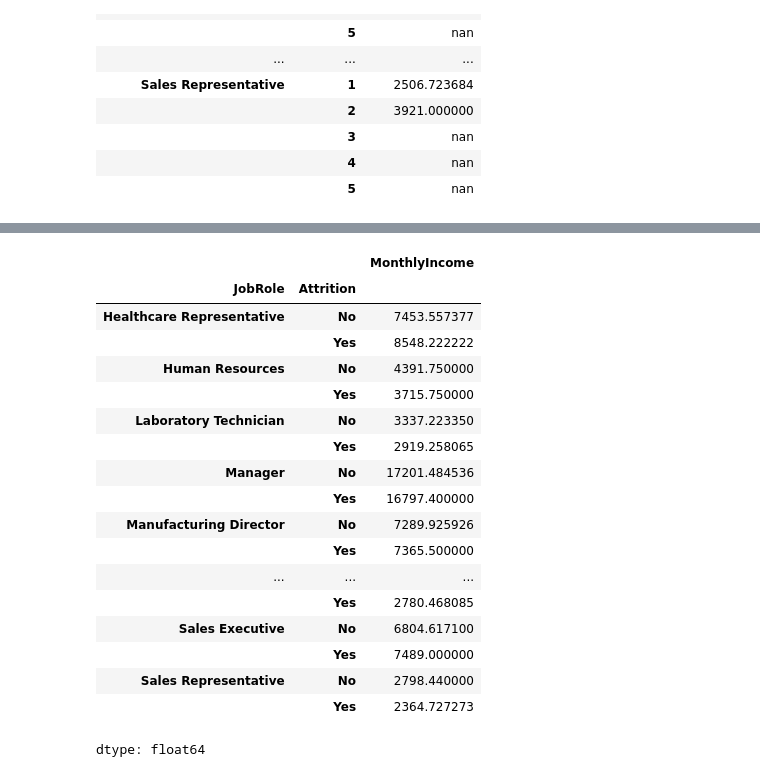
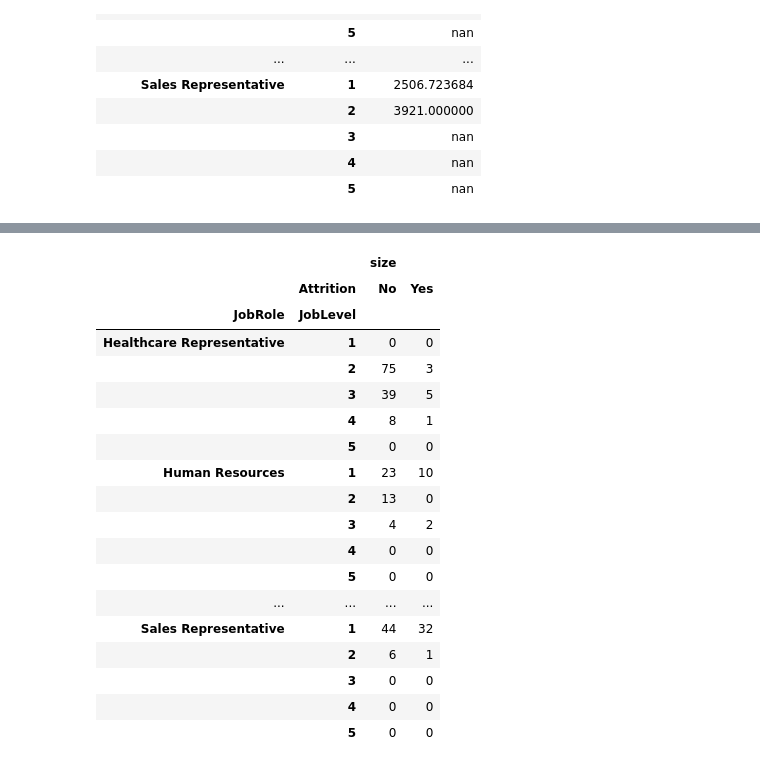
Before and after one commit to stephanyresque/projeto-IBM, a Jupyter notebook: projeto_IBM.ipynb, the cells around one changed output, grey strips where cells are left out. Saved outputs shown, nothing was run; the diff lists cells and outputs as text; code cells hidden in the pictures.

```diff
--- a/projeto_IBM.ipynb
+++ b/projeto_IBM.ipynb
@@ -971,22 +1028,27 @@ dtype: int64
 # %%
-df.groupby(['JobRole', 'Attrition'])['MonthlyIncome'].mean()
+df.pivot_table(
+    index = ['JobRole', 'JobLevel'],
+    columns = 'Attrition',
+    values = 'MonthlyIncome',
+    aggfunc = ['size']
+)
 # %% [output]
-|  |  | MonthlyIncome |
-| JobRole | Attrition |  |
-| Healthcare Representative | No | 7453.557377 |
-|  | Yes | 8548.222222 |
-| Human Resources | No | 4391.750000 |
-|  | Yes | 3715.750000 |
-| Laboratory Technician | No | 3337.223350 |
-|  | Yes | 2919.258065 |
-| Manager | No | 17201.484536 |
-|  | Yes | 16797.400000 |
-| Manufacturing Director | No | 7289.925926 |
-|  | Yes | 7365.500000 |
-| ... | ... | ... |
-|  | Yes | 2780.468085 |
-| Sales Executive | No | 6804.617100 |
-|  | Yes | 7489.000000 |
-| Sales Representative | No | 2798.440000 |
-|  | Yes | 2364.727273 |
+|  |  | size |  |
+|  | Attrition | No | Yes |
+| JobRole | JobLevel |  |  |
+| Healthcare Representative | 1 | 0 | 0 |
+|  | 2 | 75 | 3 |
+|  | 3 | 39 | 5 |
+|  | 4 | 8 | 1 |
+|  | 5 | 0 | 0 |
+| Human Resources | 1 | 23 | 10 |
+|  | 2 | 13 | 0 |
+|  | 3 | 4 | 2 |
+|  | 4 | 0 | 0 |
+|  | 5 | 0 | 0 |
+| ... | ... | ... | ... |
+| Sales Representative | 1 | 44 | 32 |
+|  | 2 | 6 | 1 |
+|  | 3 | 0 | 0 |
+|  | 4 | 0 | 0 |
+|  | 5 | 0 | 0 |
-dtype: float64
```
Also changed, not shown: parts of 9 cells of this notebook.
